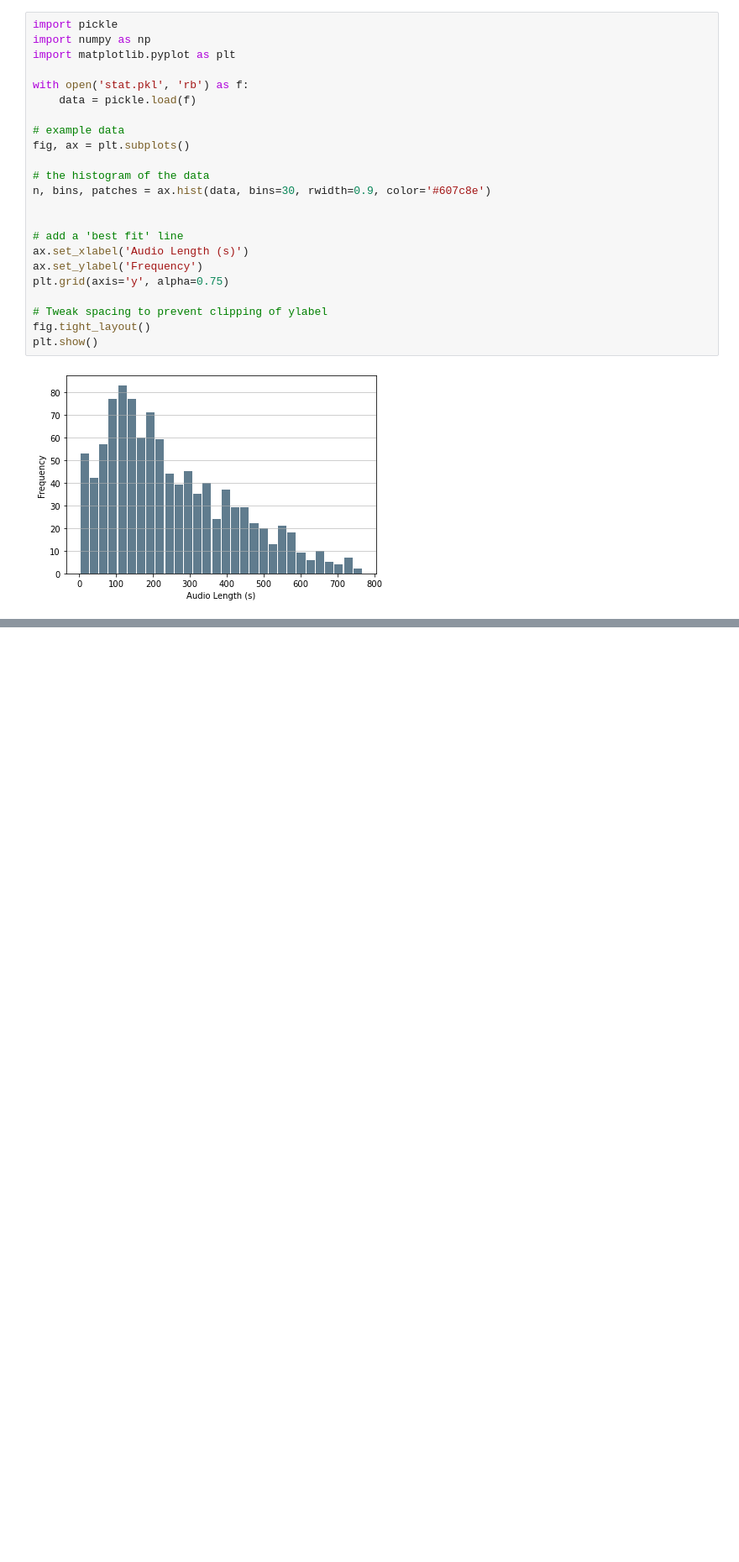
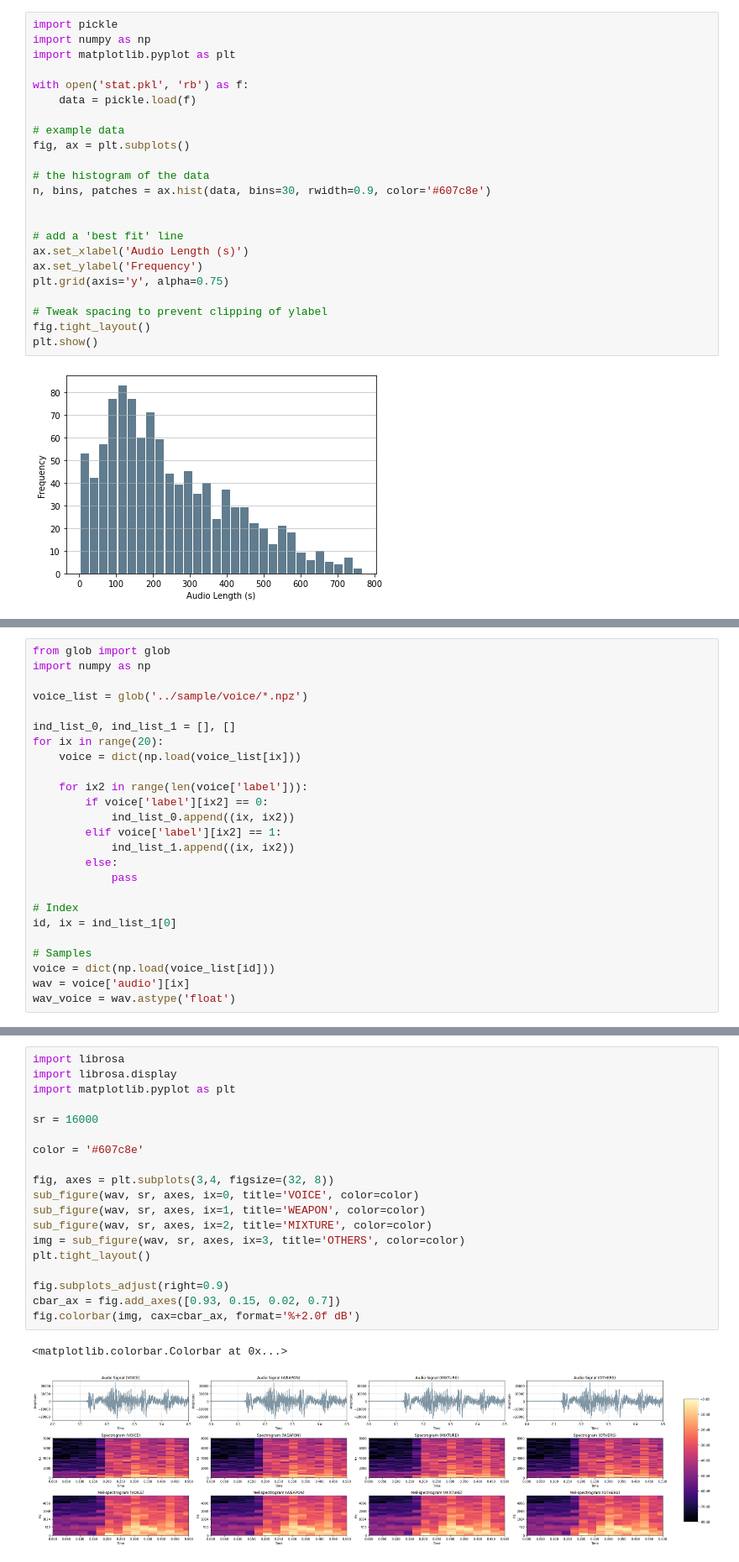
Before and after one commit to gist-ailab/BattleSound, a Jupyter notebook: visualize/visualization.ipynb, the cells around one changed output, grey strips where cells are left out. Shown: that part at 84% size. Saved outputs shown, nothing was run; the diff lists cells and outputs as text; blank space fills up the shorter version.

Commit message:
feat: update visualization

```diff
--- a/visualize/visualization.ipynb
+++ b/visualize/visualization.ipynb
@@ -477,0 +506,25 @@ plt.show()
+# %%
+from glob import glob
+import numpy as np
+
+voice_list = glob('../sample/voice/*.npz')
+
+ind_list_0, ind_list_1 = [], []
+for ix in range(20):
+    voice = dict(np.load(voice_list[ix]))
+
+    for ix2 in range(len(voice['label'])):
+        if voice['label'][ix2] == 0:
+            ind_list_0.append((ix, ix2))
+        elif voice['label'][ix2] == 1:
+            ind_list_1.append((ix, ix2))
+        else:
+            pass
+
+# Index
+id, ix = ind_list_1[0]
+
+# Samples
+voice = dict(np.load(voice_list[id]))
+wav = voice['audio'][ix]
+wav_voice = wav.astype('float')
@@ -477,0 +561,22 @@ plt.show()
+# %%
+import librosa
+import librosa.display
+import matplotlib.pyplot as plt
+
+sr = 16000
+
+color = '#607c8e'
+
+fig, axes = plt.subplots(3,4, figsize=(32, 8))
+sub_figure(wav, sr, axes, ix=0, title='VOICE', color=color)
+sub_figure(wav, sr, axes, ix=1, title='WEAPON', color=color)
+sub_figure(wav, sr, axes, ix=2, title='MIXTURE', color=color)
+img = sub_figure(wav, sr, axes, ix=3, title='OTHERS', color=color)
+plt.tight_layout()
+
+fig.subplots_adjust(right=0.9)
+cbar_ax = fig.add_axes([0.93, 0.15, 0.02, 0.7])
+fig.colorbar(img, cax=cbar_ax, format='%+2.0f dB')
+# %% [output]
+<matplotlib.colorbar.Colorbar at 0x...>
+[figure, added]
```
Also changed, not shown: parts of 4 cells of this notebook.
